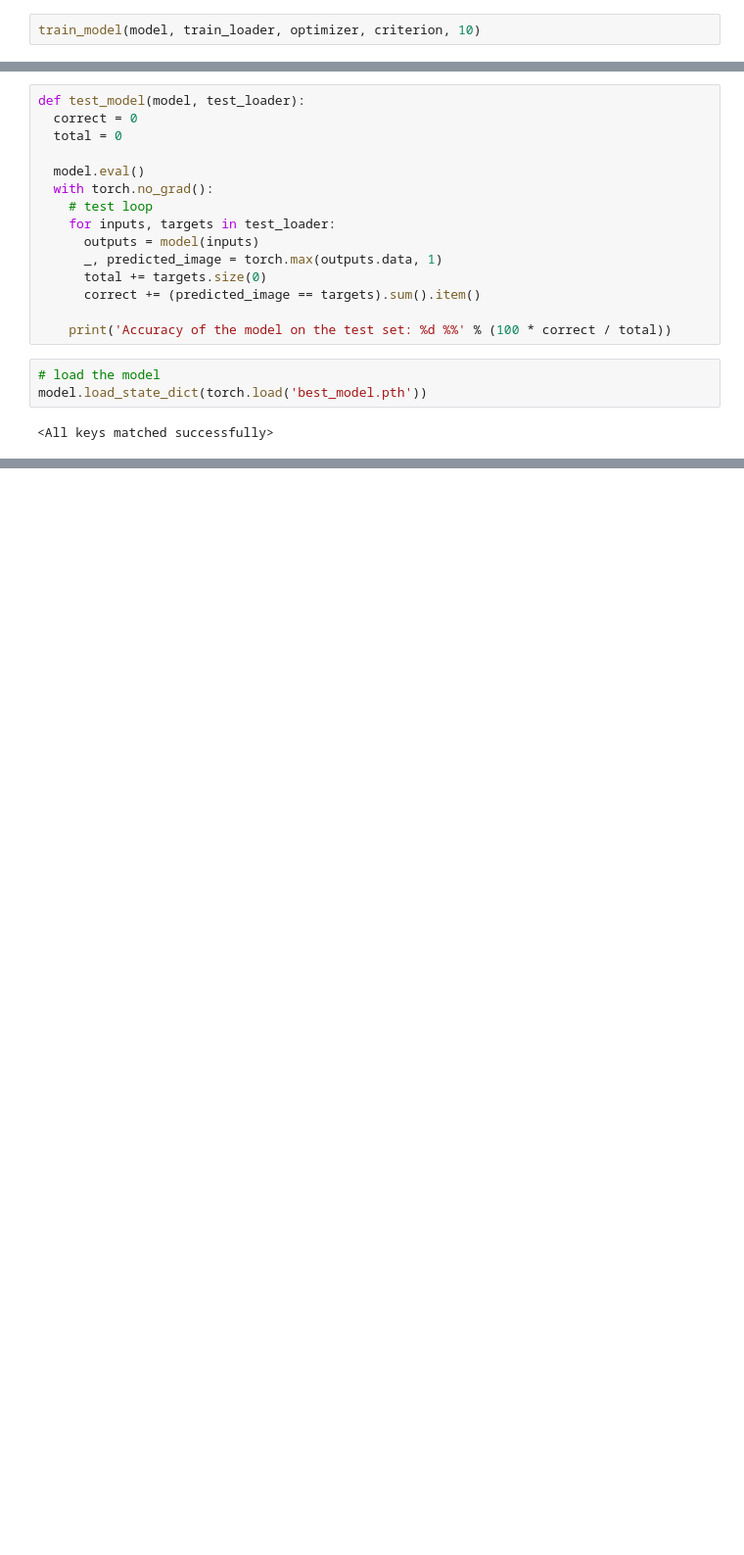
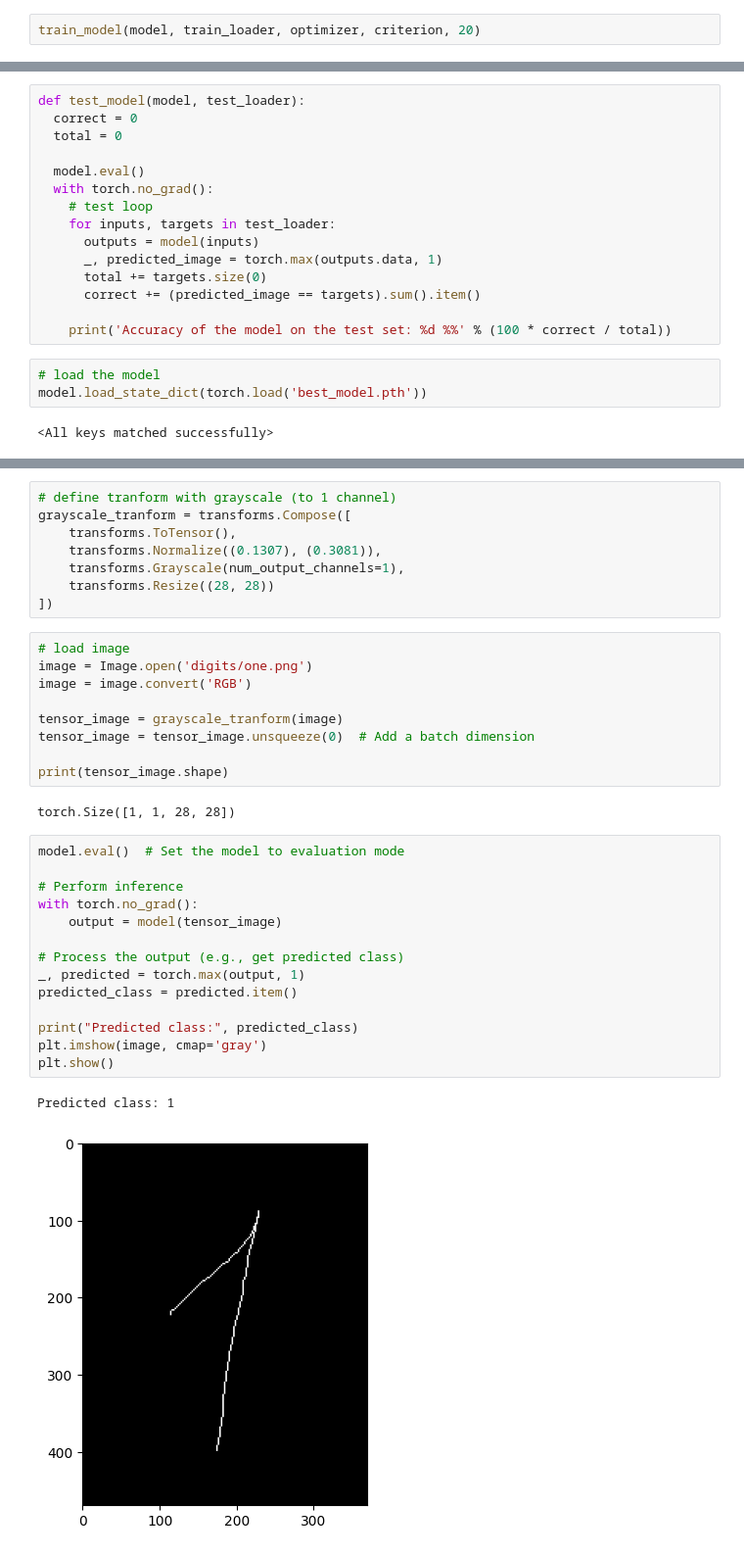
Before and after one commit to dmitriyeff/character-recognition-system, a Jupyter notebook: handwritten_digits_classifier.ipynb, the cells around one changed output, grey strips where cells are left out. Shown at 98% size. Saved outputs shown, nothing was run; the diff lists cells and outputs as text; blank space fills up the shorter version.

Commit message:
upload custom images with numbers
show prediction and true image

```diff
--- a/handwritten_digits_classifier.ipynb
+++ b/handwritten_digits_classifier.ipynb
@@ -272,3 +273,3 @@ def train_model(model, train_loader, optimizer, criterion, epochs=10):
 # %%
-train_model(model, train_loader, optimizer, criterion, 10)
+train_model(model, train_loader, optimizer, criterion, 20)
 # %% [output]
@@ -315,0 +319,36 @@ Accuracy of the model on the test set: 75 %
+# %%
+# define tranform with grayscale (to 1 channel)
+grayscale_tranform = transforms.Compose([
+    transforms.ToTensor(),
+    transforms.Normalize((0.1307), (0.3081)),
+    transforms.Grayscale(num_output_channels=1),
+    transforms.Resize((28, 28))
+])
+# %%
+# load image
+image = Image.open('digits/one.png')
+image = image.convert('RGB')
+
+tensor_image = grayscale_tranform(image)
+tensor_image = tensor_image.unsqueeze(0)  # Add a batch dimension
+
+print(tensor_image.shape)
+# %% [output]
+torch.Size([1, 1, 28, 28])
+# %%
+model.eval()  # Set the model to evaluation mode
+
+# Perform inference
+with torch.no_grad():
+    output = model(tensor_image)
+
+# Process the output (e.g., get predicted class)
+_, predicted = torch.max(output, 1)
+predicted_class = predicted.item()
+
+print("Predicted class:", predicted_class)
+plt.imshow(image, cmap='gray')
+plt.show()
+# %% [output]
+Predicted class: 1
+[figure, added]
```
Also changed, not shown: parts of 8 cells of this notebook, 3 other files.
